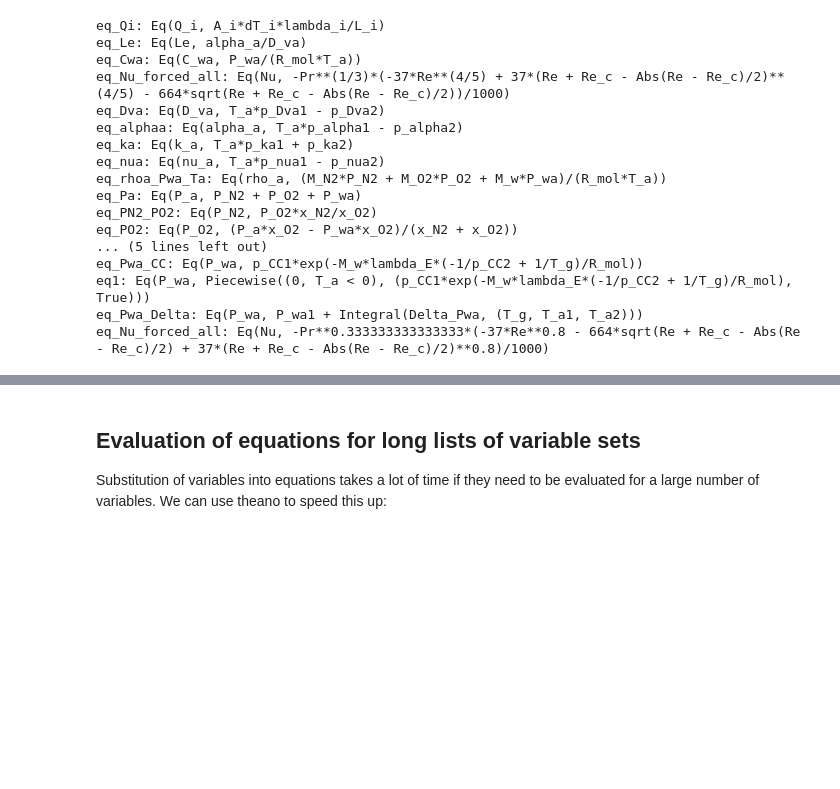
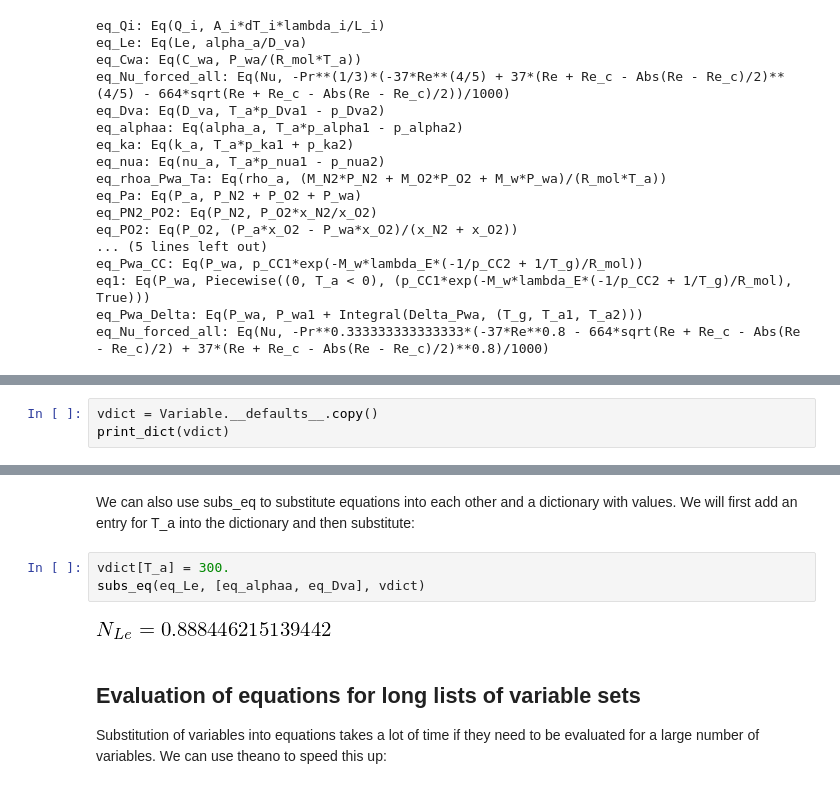
Before and after one commit to schymans/ESSM_jupyter_examples, a Jupyter notebook: api_documentation_master.ipynb, the cells around one changed output, grey strips where cells are left out. Saved outputs shown, nothing was run; the diff lists cells and outputs as text; blank space fills up the shorter version.

```diff
--- a/api_documentation_master.ipynb
+++ b/api_documentation_master.ipynb
@@ -738,0 +755,3 @@ eq_Nu_forced_all: Eq(Nu, -Pr**0.333333333333333*(-37*Re**0.8 - 664*sqrt(Re + Re_
+# %%
+vdict = Variable.__defaults__.copy()
+print_dict(vdict)
@@ -739,3 +783,10 @@ eq_Nu_forced_all: Eq(Nu, -Pr**0.333333333333333*(-37*Re**0.8 - 664*sqrt(Re + Re_
+# %% [markdown]
+We can also use subs_eq to substitute equations into each other and a dictionary with values. We will first add an entry for T_a into the dictionary and then substitute:
+# %%
+vdict[T_a] = 300.
+subs_eq(eq_Le, [eq_alphaa, eq_Dva], vdict)
+# %% [output]
+[figure, added]
 # %% [markdown]
 ## Evaluation of equations for long lists of variable sets
 Substitution of variables into equations takes a lot of time if they need to be evaluated for a large number of variables. We can use theano to speed this up:
```
Also changed, not shown: parts of 17 cells of this notebook, 1 other file.
